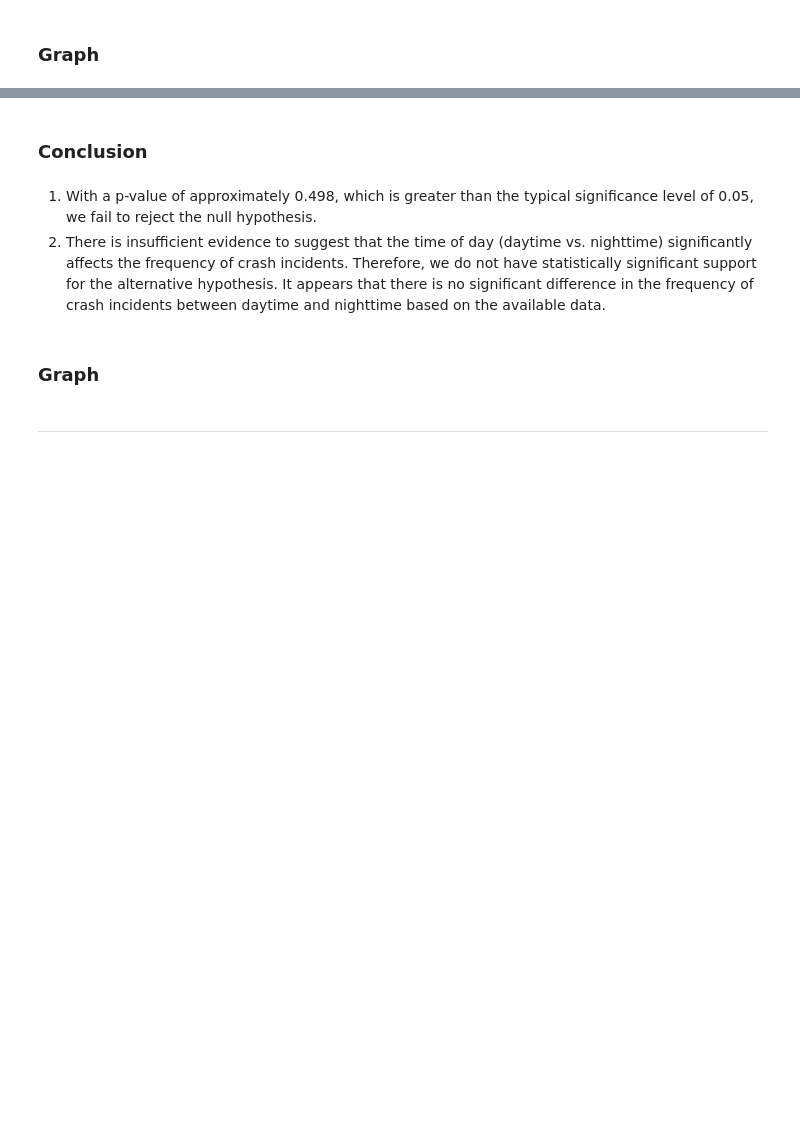
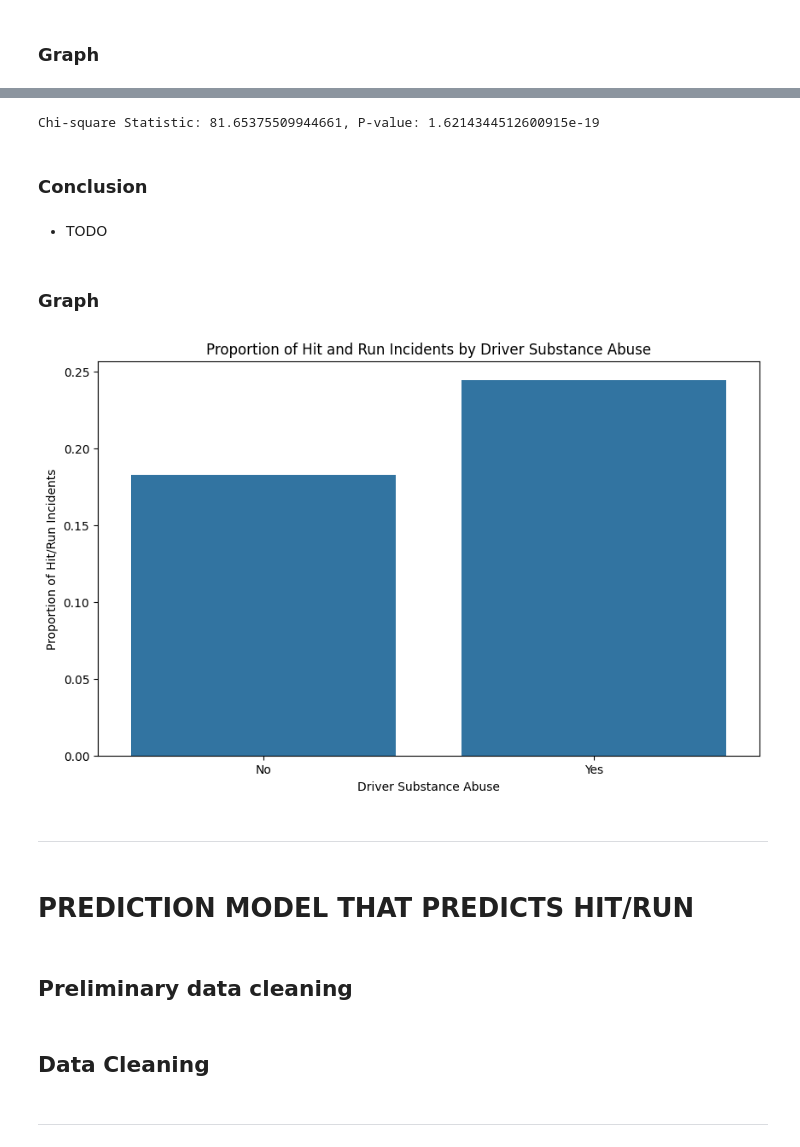
Before and after one commit to tanayshah11/car-crash-analytics, a Jupyter notebook: Final_Project_Checkpoint_2_Kalra_Kheria_Shah.ipynb, the cells around one changed output, grey strips where cells are left out. Drawn from its saved outputs; the diff is of its cells as text; code cells hidden in the pictures; blank space fills up the shorter version.

```diff
--- a/Final_Project_Checkpoint_2_Kalra_Kheria_Shah.ipynb
+++ b/Final_Project_Checkpoint_2_Kalra_Kheria_Shah.ipynb
@@ -461,8 +579,41 @@ hypothesis_testing(filtered_df)
+# %%
+# Load and prepare the dataset
+df = pd.read_csv("crash.csv")
+
+# Simplify and encode 'Driver Substance Abuse'
+df["Driver Substance Abuse"] = df["Driver Substance Abuse"].apply(
+    lambda x: (
+        "No"
+        if pd.isna(x) or "NONE DETECTED" in x or "UNKNOWN" in x or "N/A" in x
+        else "Yes"
+    )
+)
+le = LabelEncoder()
+df["Driver Substance Abuse"] = le.fit_transform(df["Driver Substance Abuse"])
+
+# Impute missing values
+imputer = KNNImputer(n_neighbors=5)
+df["Driver Substance Abuse"] = imputer.fit_transform(df[["Driver Substance Abuse"]])
+
+# Convert back to original categories
+df["Driver Substance Abuse"] = le.inverse_transform(
+    df["Driver Substance Abuse"].round().astype(int)
+)
+
+
+# Chi-square test and print results
+def perform_chi_square(column):
+    contingency_table = pd.crosstab(df[column], df["Hit/Run"])
+    chi2, p, dof, ex = chi2_contingency(contingency_table)
+    return chi2, p
+
+chi2, p = perform_chi_square("Driver Substance Abuse")
+print(f"Chi-square Statistic: {chi2}, P-value: {p}")
+# %% [output]
+Chi-square Statistic: 81.65375509944661, P-value: 1.6214344512600915e-19
 # %% [markdown]
 ### **Conclusion**
-# %% [markdown]
-
-1.   With a p-value of approximately 0.498, which is greater than the typical significance level of 0.05, we fail to reject the null hypothesis.
-2.   There is insufficient evidence to suggest that the time of day (daytime vs. nighttime) significantly affects the frequency of crash incidents. Therefore, we do not have statistically significant support for the alternative hypothesis. It appears that there is no significant difference in the frequency of crash incidents between daytime and nighttime based on the available data.
+# %% [markdown]
+- TODO
 # %% [markdown]
 ### **Graph**
@@ -477,0 +620,27 @@ make_graph(filtered_df)
+# %%
+substance_hit_run = pd.crosstab(df["Driver Substance Abuse"], df["Hit/Run"])
+substance_hit_run.columns = ["No Hit/Run", "Hit/Run"]
+
+# Calculate proportions
+substance_hit_run["Proportion Hit/Run"] = substance_hit_run["Hit/Run"] / (
+    substance_hit_run["No Hit/Run"] + substance_hit_run["Hit/Run"]
+)
+
+# Plotting the proportion of hit-and-runs
+plt.figure(figsize=(10, 6))
+sns.barplot(x=substance_hit_run.index, y=substance_hit_run["Proportion Hit/Run"])
+plt.title("Proportion of Hit and Run Incidents by Driver Substance Abuse")
+plt.xlabel("Driver Substance Abuse")
+plt.ylabel("Proportion of Hit/Run Incidents")
+plt.xticks(
+    ticks=[0, 1], labels=["No", "Yes"]
+)  # Assuming 0 is 'No', 1 is 'Yes' after encoding
+plt.show()
+# %% [output]
+[figure, added]
+# %% [markdown]
+--------------------------------------------------------------------------------
+# %% [markdown]
+# **PREDICTION MODEL THAT PREDICTS HIT/RUN**
+# %% [markdown]
+## Preliminary data cleaning
@@ -477,0 +653,2 @@ make_graph(filtered_df)
+# %% [markdown]
+## Data Cleaning
```
Also changed, not shown: parts of 57 cells of this notebook, 2 other files.
